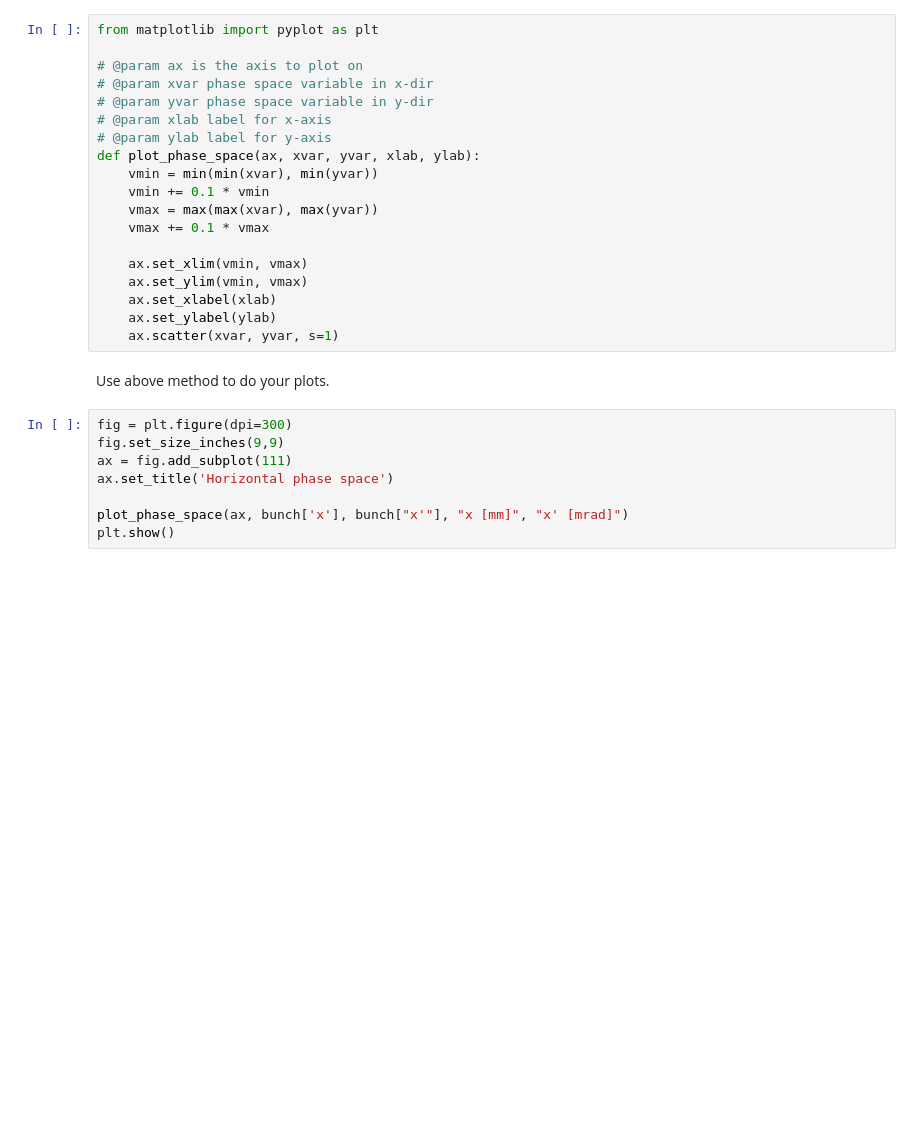
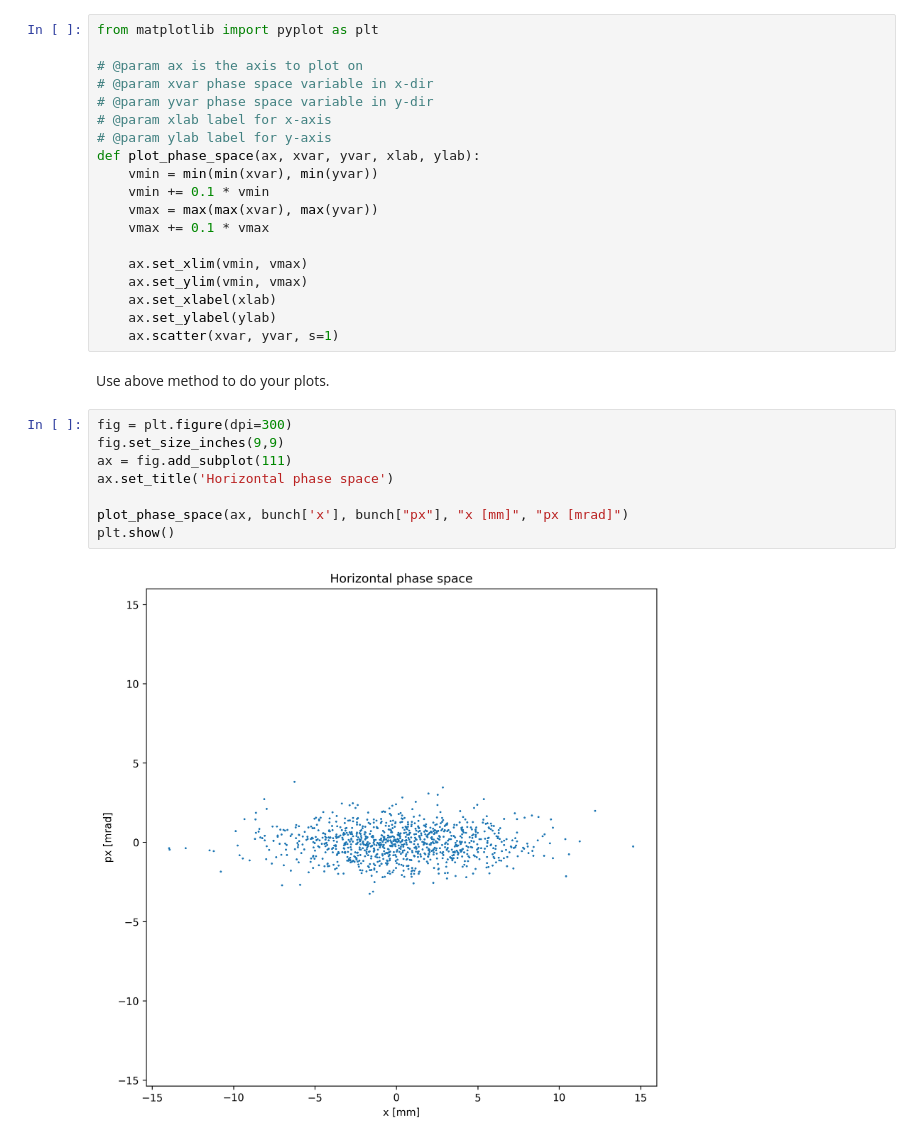
Before and after one commit to potato18z/pam1-hs2021, a Jupyter notebook: Introduction_to_pyAcceLEGOrator.ipynb, the cells around one changed output. Saved outputs shown, nothing was run; the diff lists cells and outputs as text; blank space fills up the shorter version.

```diff
--- a/Introduction_to_pyAcceLEGOrator.ipynb
+++ b/Introduction_to_pyAcceLEGOrator.ipynb
@@ -286,11 +295,13 @@ Use above method to do your plots.
 # %%
 fig = plt.figure(dpi=300)
 fig.set_size_inches(9,9)
 ax = fig.add_subplot(111)
 ax.set_title('Horizontal phase space')
 
-plot_phase_space(ax, bunch['x'], bunch["x'"], "x [mm]", "x' [mrad]")
+plot_phase_space(ax, bunch['x'], bunch["px"], "x [mm]", "px [mrad]")
 plt.show()
+# %% [output]
+[figure, added]
 # %%
 fig = plt.figure(dpi=300)
 fig.set_size_inches(9,9)
```
Also changed, not shown: parts of 4 cells of this notebook.
